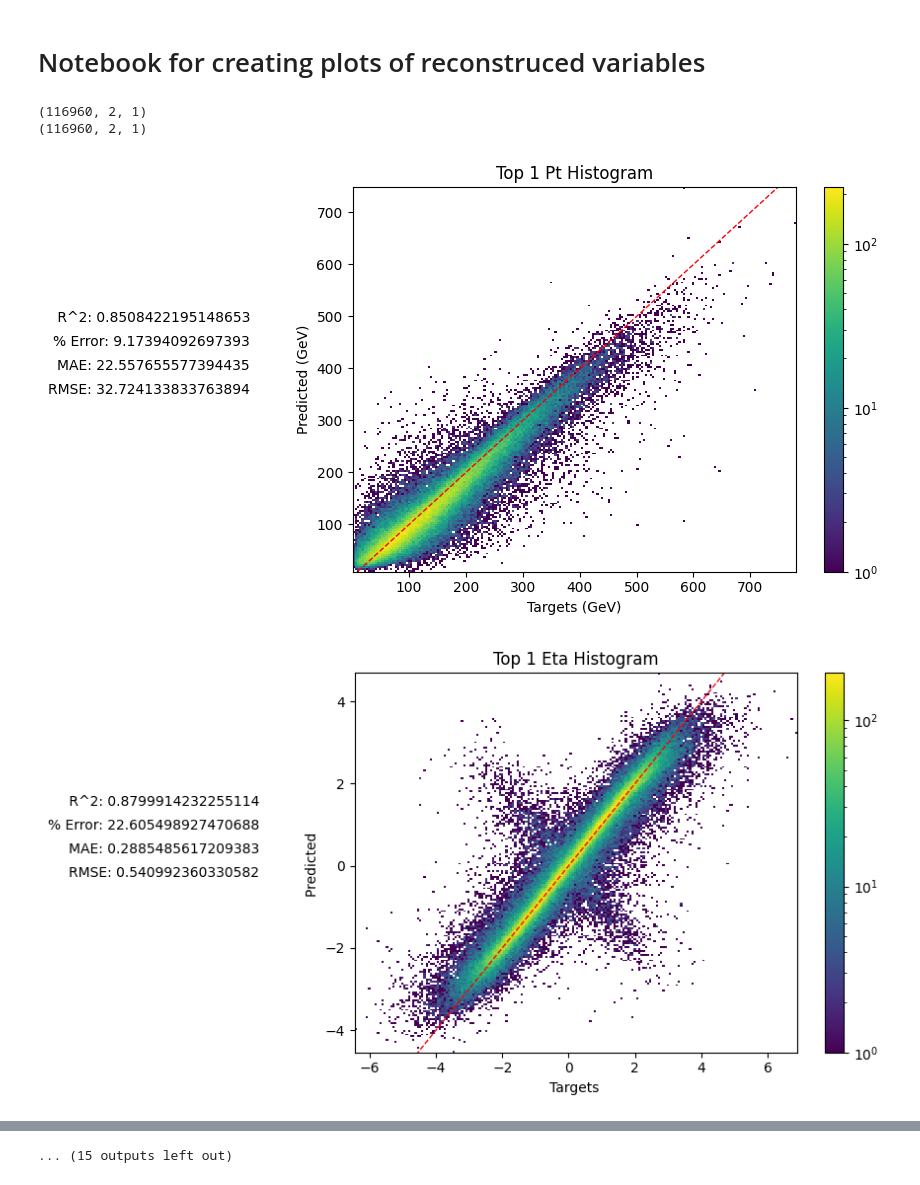
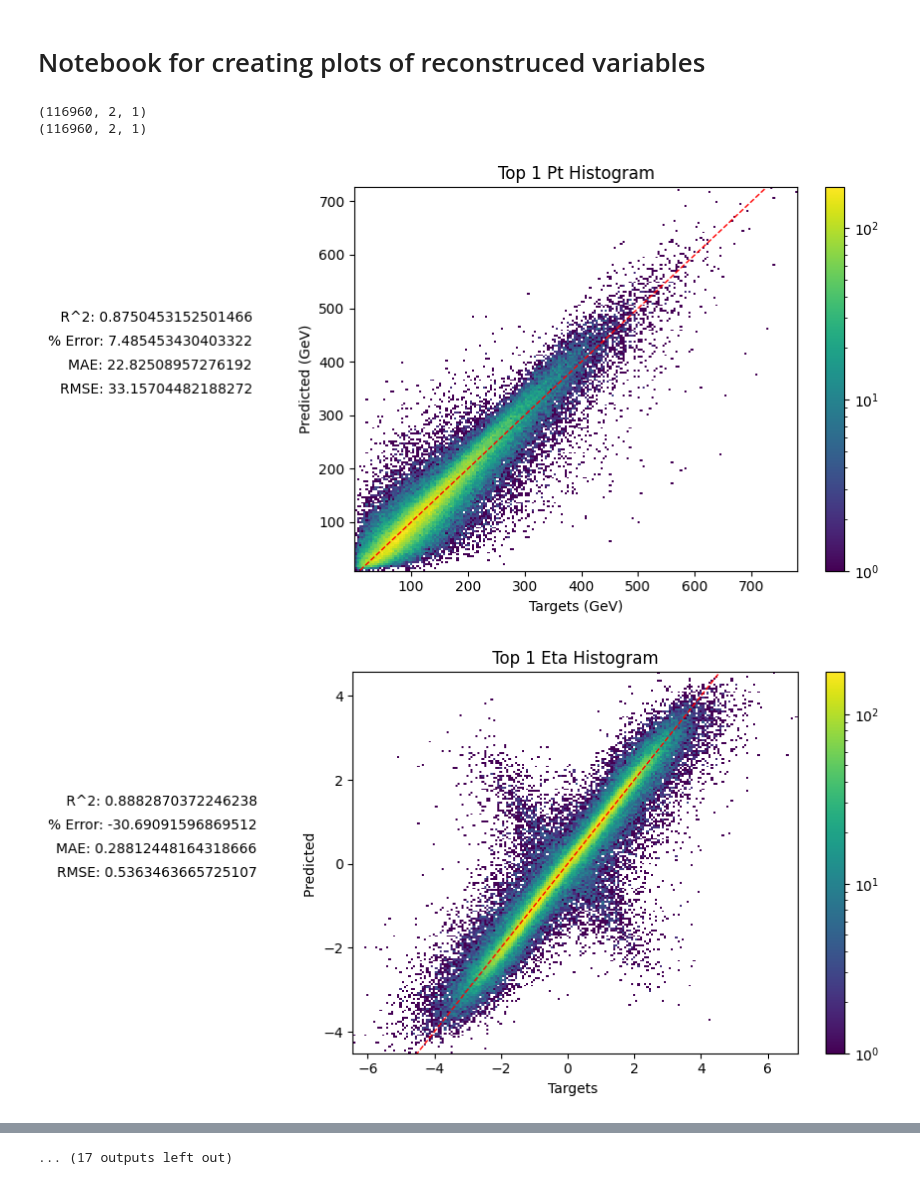
Before and after one commit to jackgoodsall/mphys---top-quark-project, a Jupyter notebook: notebooks/reconstructed_plots.ipynb, the cells around one changed output, grey strips where cells are left out. Cells and saved outputs as stored; diff of their text form; code cells hidden in the pictures.

```diff
--- a/notebooks/reconstructed_plots.ipynb
+++ b/notebooks/reconstructed_plots.ipynb
@@ -3,28 +3,28 @@
 # %%
 from pathlib  import Path
 import h5py
 import joblib
 import matplotlib.pyplot as plt
 import numpy as np
 import os
 import sys
 sys.path.append(os.path.abspath(os.path.join(os.getcwd(), "..")))
 
 from src.data_utls.scalers import *
 from src.utils.utils import generate_reconstruction_report
 import joblib
 from matplotlib.colors import LogNorm
 
 generate_reconstruction_report(
-    "../lightning_logs/version_9299169/test_outputs.h5",
+    "../lightning_logs/version_11275237/test_outputs.h5",
     Path("../test_report/"),
-    "/mnt/iusers01/fse-ugpgt01/phy01/b58521jg/masters_project/introduction_work/transformers/data/topquarkreconstruction/reco_targets/target_transforms.joblib",
-    raw_predict_file_path= "/mnt/iusers01/fse-ugpgt01/phy01/b58521jg/masters_project/introduction_work/transformers/data/topquarkreconstruction/h5py_data/ttbar_h5py_raw_test.h5",
-    use_raw_targets_for_truth = False
-
+    "/mnt/iusers01/fse-ugpgt01/phy01/b58521jg/scratch/transformers/data/topquarkreconstruction/reco_targets/target_transforms.joblib",
+    raw_predict_file_path= "/mnt/iusers01/fse-ugpgt01/phy01/b58521jg/scratch/transformers/data/topquarkreconstruction/reco_targets/ttbar_preprocessed_test.h5",
+    use_raw_targets_for_truth = False,
+    pid = 6
 )
 # %% [output]
 (116960, 2, 1)
 (116960, 2, 1)
-[figure, old version]
+[figure, new version]
-[figure, old version]
+[figure, new version]
@@ -40 +40 @@ generate_reconstruction_report(
-... (15 outputs left out)
+... (17 outputs left out)
```
Also changed, not shown: parts of 6 cells of this notebook, 6 other files.
